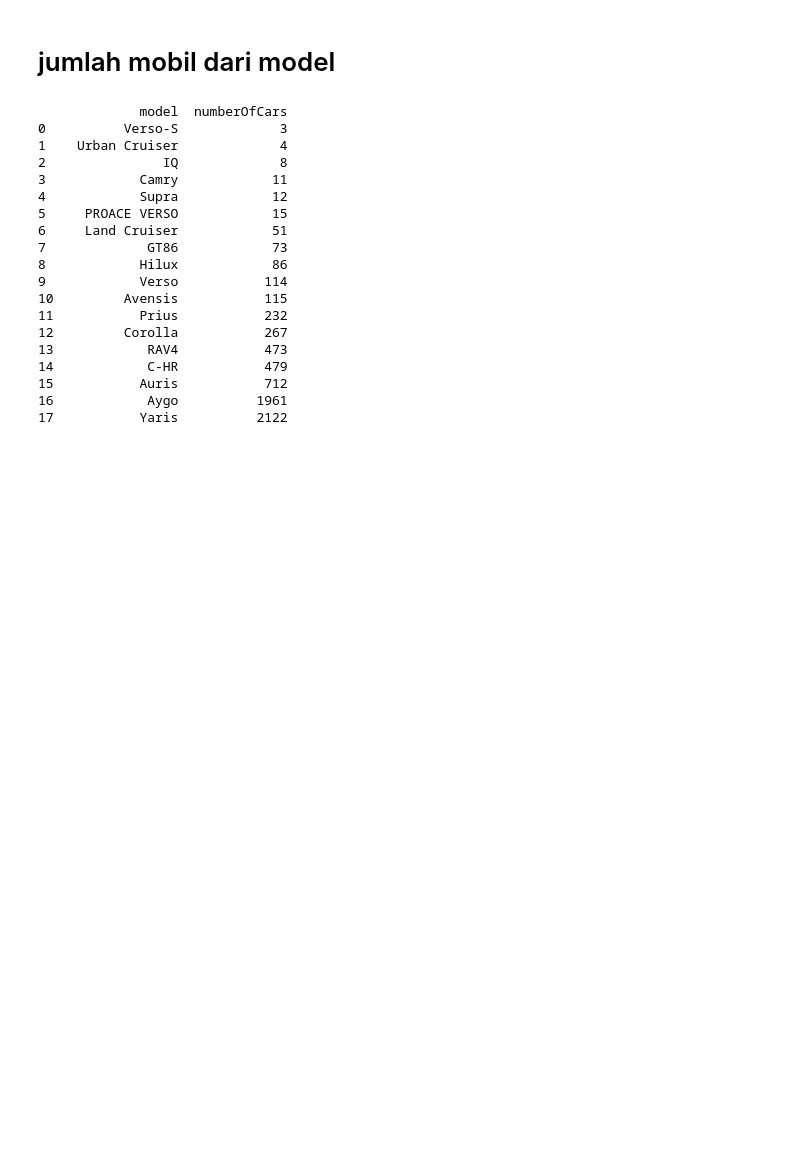
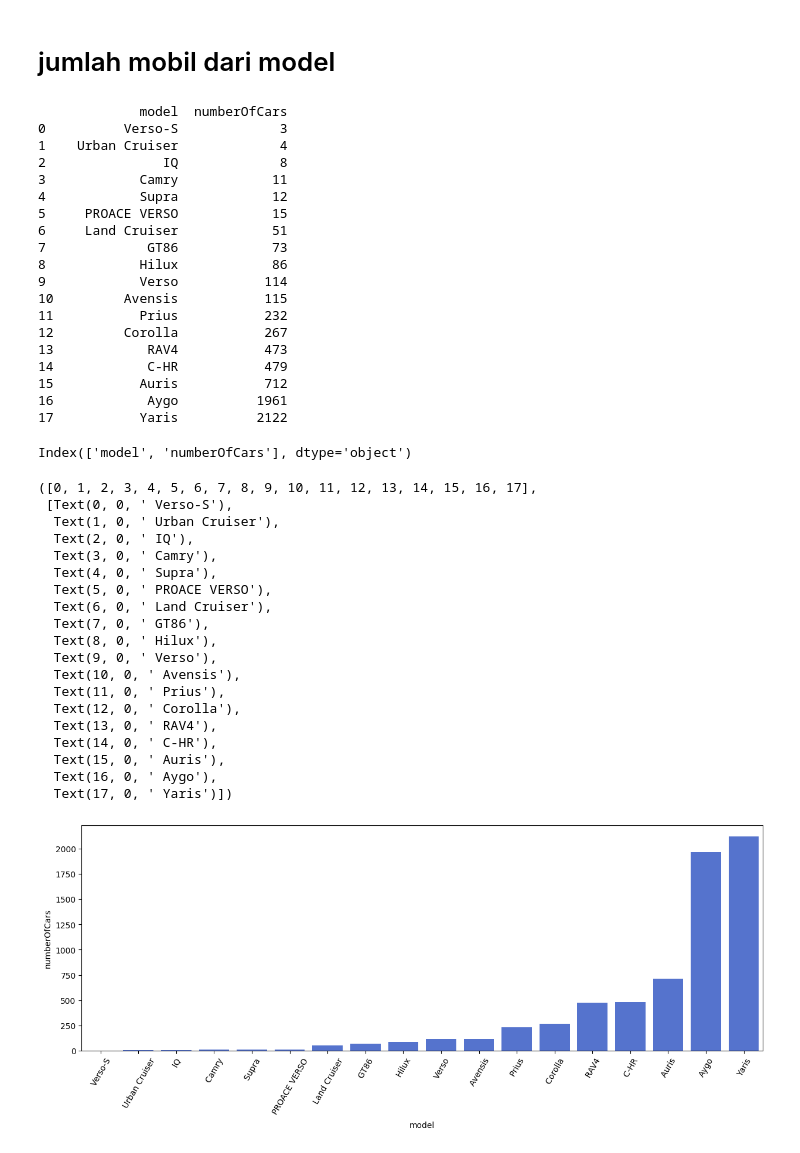
Before and after one commit to joyonurdiansyah/data-mining-car-py, a Jupyter notebook: estimasi_mobil.ipynb, the cells around one changed output. Saved outputs shown, nothing was run; the diff lists cells and outputs as text; code cells hidden in the pictures; blank space fills up the shorter version.

Commit message:
cek number of cars sesuai model

```diff
--- a/estimasi_mobil.ipynb
+++ b/estimasi_mobil.ipynb
@@ -100,3 +100,32 @@ print(models)
 15           Auris           712
 16            Aygo          1961
 17           Yaris          2122
+# %%
+print(models.columns)
+# %% [output]
+Index(['model', 'numberOfCars'], dtype='object')
+# %%
+fig = plt.figure(figsize=(15, 5))
+sns.barplot(x=models['model'], y=models['numberOfCars'], color='royalblue')
+plt.xticks(rotation=60)
+# %% [output]
+([0, 1, 2, 3, 4, 5, 6, 7, 8, 9, 10, 11, 12, 13, 14, 15, 16, 17],
+ [Text(0, 0, ' Verso-S'),
+  Text(1, 0, ' Urban Cruiser'),
+  Text(2, 0, ' IQ'),
+  Text(3, 0, ' Camry'),
+  Text(4, 0, ' Supra'),
+  Text(5, 0, ' PROACE VERSO'),
+  Text(6, 0, ' Land Cruiser'),
+  Text(7, 0, ' GT86'),
+  Text(8, 0, ' Hilux'),
+  Text(9, 0, ' Verso'),
+  Text(10, 0, ' Avensis'),
+  Text(11, 0, ' Prius'),
+  Text(12, 0, ' Corolla'),
+  Text(13, 0, ' RAV4'),
+  Text(14, 0, ' C-HR'),
+  Text(15, 0, ' Auris'),
+  Text(16, 0, ' Aygo'),
+  Text(17, 0, ' Yaris')])
+[figure, added]
```
